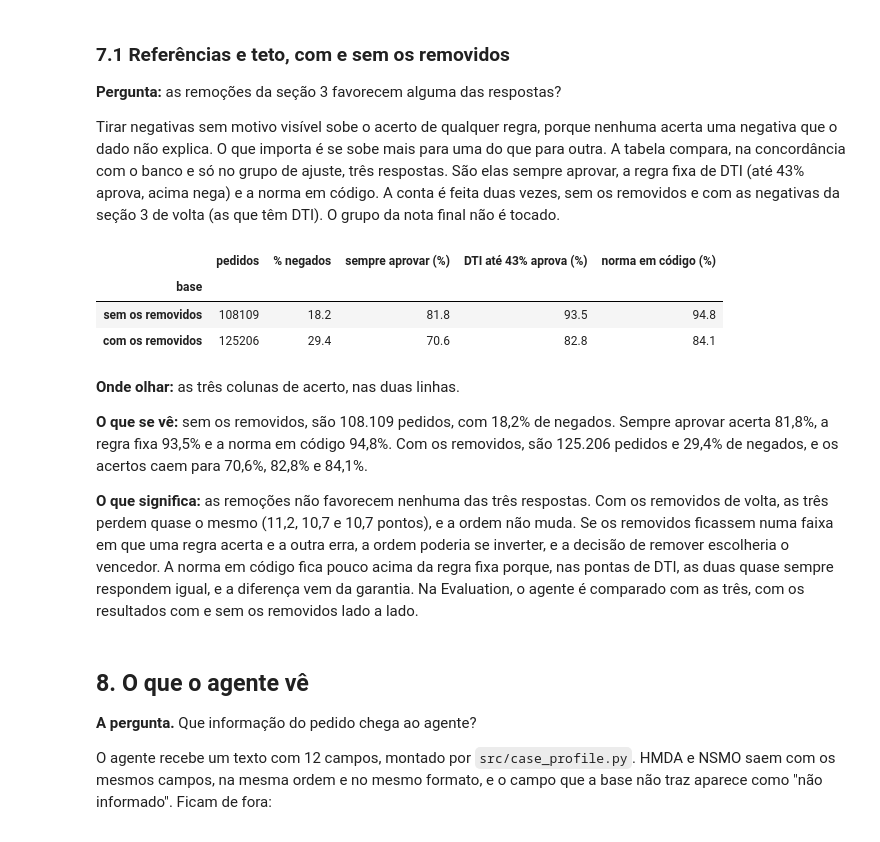
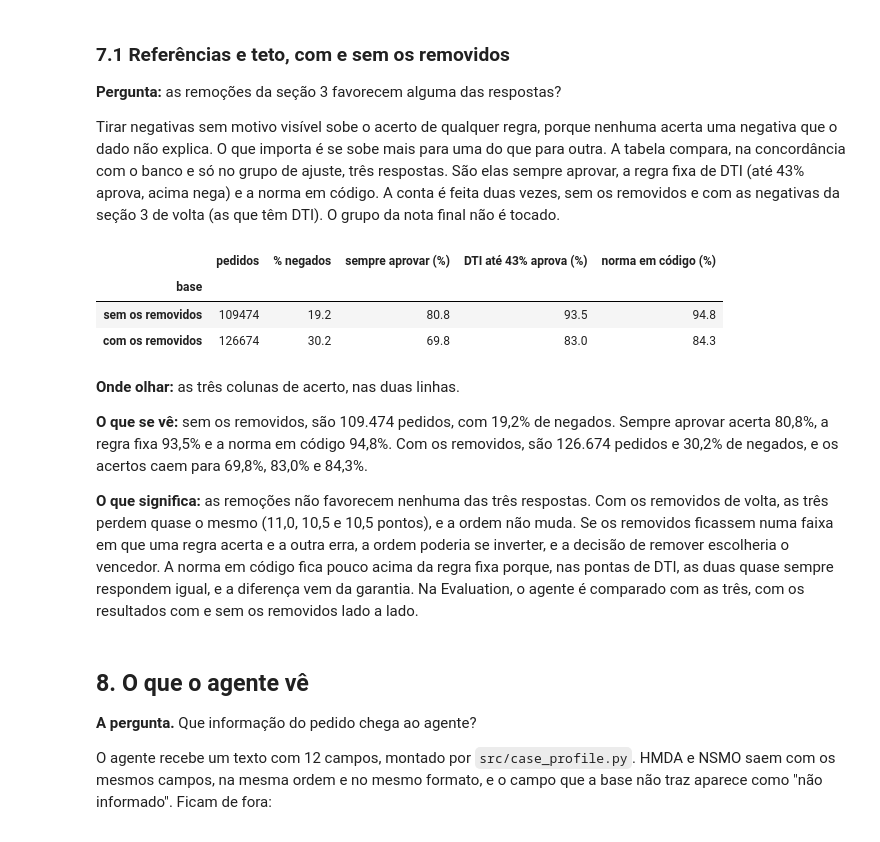
Before and after one commit to polloncarlos/multi-agent-credit-decision, a Jupyter notebook: notebooks/02_data_preparation.ipynb, the cells around one changed output. Cells and saved outputs as stored; diff of their text form; code cells hidden in the pictures.

```diff
--- a/notebooks/02_data_preparation.ipynb
+++ b/notebooks/02_data_preparation.ipynb
@@ -1655,7 +1657,7 @@ negativa por DTI e no segundo financiamento a confirmar. A tabela abaixo conta e
 pedidos e mostra o que a norma em código responde em cada um, sem olhar a decisão
 do banco. Em seguida vêm quatro pedidos sorteados.
 # %%
-refi_acima_do_teto = (casos['faixa_dti'] == '44 a 49') & (
+refi_acima_do_teto = casos['faixa_dti'].isin(['44 a 49', '50 a 60']) & (
     casos['situacao_cltv'] == 'acima do teto'
 )
 compra_acima_de_60 = (casos['faixa_dti'] == 'acima de 60') & (
@@ -2147,10 +2126,13 @@ leituras = []
 for dti, pti, menor, reserva in zip(
     teste['dti'], teste['pti_num'], teste['menor_score'], teste['tem_reserva'],
 ):
-    leituras.append(norm_reading(manual_requirement(dti, pti, menor), reserva))
+    exigencia = manual_requirement(dti, pti, menor)
+    leituras.append(norm_reading(exigencia, reserva))
 teste['leitura'] = leituras
 
-teste['leitura'].value_counts().rename_axis('leitura').rename('casos').to_frame()
+contagem = teste['leitura'].value_counts()
+contagem = contagem.rename_axis('leitura').rename('casos')
+contagem.to_frame()
 # %% [output]
 |  | casos |
 | leitura |  |
@@ -2339,8 +2326,11 @@ def margem(n, acerto=0.8):
 teste['grupo'] = ''
 sorteaveis = teste['onde_entra'].str.startswith('contra a norma')
 rng_nsmo = np.random.default_rng(SEED)
+# Em cada sorteio, todos vão para a nota final e os primeiros embaralhados voltam
+# para o ajuste.
 for finalidade in sorted(teste.loc[sorteaveis, 'finalidade'].unique()):
-    indices = teste.index[sorteaveis & (teste['finalidade'] == finalidade)].to_numpy()
+    da_finalidade = sorteaveis & (teste['finalidade'] == finalidade)
+    indices = teste.index[da_finalidade].to_numpy()
     embaralhados = rng_nsmo.permutation(indices)
     n_ajuste = round(len(indices) * SHARE_TUNING)
     teste.loc[embaralhados, 'grupo'] = 'nota final'
@@ -2354,8 +2344,10 @@ teste.loc[embaralhados[:n_ajuste], 'grupo'] = 'ajuste'
 
 com_grupo = teste[teste['grupo'] != '']
 final_nsmo = com_grupo[com_grupo['grupo'] == 'nota final']
-n_checagem = int((final_nsmo['onde_entra'] == 'checagem (exigência verificada)').sum())
-n_contra = int(final_nsmo['onde_entra'].str.startswith('contra a norma').sum())
+e_checagem = final_nsmo['onde_entra'] == 'checagem (exigência verificada)'
+e_contra = final_nsmo['onde_entra'].str.startswith('contra a norma')
+n_checagem = int(e_checagem.sum())
+n_contra = int(e_contra.sum())
 print('margem, checagem na nota final:', n_checagem, 'casos, ±',
       round(margem(n_checagem), 1), 'pontos')
 print('margem, checagem inteira na nota final:', len(checagem), 'casos, ±',
@@ -2477,20 +2471,8 @@ ajuste, três respostas. São elas sempre aprovar, a regra fixa de DTI (até 43%
 acima nega) e a norma em código. A conta é feita duas vezes, sem os removidos e com as negativas da seção 3 de volta
 (as que têm DTI). O grupo da nota final não é tocado.
 # %%
-def regra_fixa(faixa):
-    """Adversário simples: DTI até 43% aprova, acima nega."""
-    if faixa == 'até 43':
-        return APPROVE
-    return DENY
-
-
-def acerto(acoes, decisoes):
-    """Percentual de pedidos em que a ação bate com a decisão do banco."""
-    bate = ((acoes == APPROVE) & (decisoes == 'aprovado')) | (
-        (acoes == DENY) & (decisoes == 'negado')
-    )
-    return round(100 * bate.mean(), 1)
-
+# A regra fixa (fixed_dti_rule) e o acerto (agreement) ficam em src/evaluation.py,
+# porque a Evaluation usa os mesmos.
 
 # "Com os removidos": as negativas que saíram nas decisões da seção 3 voltam,
 # desde que tragam DTI (as referências precisam dele).
@@ -2509,48 +2491,49 @@ for dti, finalidade, cltv, publicado in zip(
 ):
     com_seguro = publicado == 'com o seguro'
     situacao = cltv_situation(finalidade, cltv, None, com_seguro)
     situacoes.append(situacao)
     respostas.append(expected_hmda(dti, finalidade, cltv, com_seguro)['acao'])
 removidos['situacao_cltv'] = situacoes
 removidos['resposta_esperada'] = respostas
 destinos = []
 for faixa, situacao in zip(removidos['faixa_dti'], removidos['situacao_cltv']):
     destinos.append(onde_entra(faixa, situacao))
 removidos['onde_entra'] = destinos
 
 colunas = ['faixa_dti', 'decisao', 'resposta_esperada', 'onde_entra', 'grupo']
 sem = casos[colunas]
 com = pd.concat([sem, removidos[colunas]])
 
 linhas = []
 for nome, tabela in [('sem os removidos', sem), ('com os removidos', com)]:
     medida = tabela[(tabela['grupo'] == 'ajuste')
                     & (tabela['onde_entra'] == 'concordância com o banco')]
     sempre = pd.Series(APPROVE, index=medida.index)
-    fixa = medida['faixa_dti'].map(regra_fixa)
+    fixa = medida['faixa_dti'].map(fixed_dti_rule)
     linhas.append({
         'base': nome,
         'pedidos': len(medida),
         '% negados': round(100 * (medida['decisao'] == 'negado').mean(), 1),
-        'sempre aprovar (%)': acerto(sempre, medida['decisao']),
-        'DTI até 43% aprova (%)': acerto(fixa, medida['decisao']),
-        'norma em código (%)': acerto(medida['resposta_esperada'], medida['decisao']),
+        'sempre aprovar (%)': agreement(sempre, medida['decisao']),
+        'DTI até 43% aprova (%)': agreement(fixa, medida['decisao']),
+        'norma em código (%)': agreement(medida['resposta_esperada'],
+                                         medida['decisao']),
     })
 pd.DataFrame(linhas).set_index('base')
 # %% [output]
 |  | pedidos | % negados | sempre aprovar (%) | DTI até 43% aprova (%) | norma em código (%) |
 | base |  |  |  |  |  |
-| sem os removidos | 108109 | 18.2 | 81.8 | 93.5 | 94.8 |
-| com os removidos | 125206 | 29.4 | 70.6 | 82.8 | 84.1 |
+| sem os removidos | 109474 | 19.2 | 80.8 | 93.5 | 94.8 |
+| com os removidos | 126674 | 30.2 | 69.8 | 83.0 | 84.3 |
 # %% [markdown]
 **Onde olhar:** as três colunas de acerto, nas duas linhas.
 
-**O que se vê:** sem os removidos, são 108.109 pedidos, com 18,2% de negados. Sempre
-aprovar acerta 81,8%, a regra fixa 93,5% e a norma em código 94,8%. Com os removidos,
-são 125.206 pedidos e 29,4% de negados, e os acertos caem para 70,6%, 82,8% e 84,1%.
+**O que se vê:** sem os removidos, são 109.474 pedidos, com 19,2% de negados. Sempre
+aprovar acerta 80,8%, a regra fixa 93,5% e a norma em código 94,8%. Com os removidos,
+são 126.674 pedidos e 30,2% de negados, e os acertos caem para 69,8%, 83,0% e 84,3%.
 
 **O que significa:** as remoções não favorecem nenhuma das três respostas. Com os
-removidos de volta, as três perdem quase o mesmo (11,2, 10,7 e 10,7 pontos), e a
+removidos de volta, as três perdem quase o mesmo (11,0, 10,5 e 10,5 pontos), e a
 ordem não muda. Se os removidos ficassem numa faixa em que uma regra acerta e a outra
 erra, a ordem poderia se inverter, e a decisão de remover escolheria o vencedor. A
 norma em código fica pouco acima da regra fixa porque, nas pontas de DTI, as duas quase sempre respondem igual, e a diferença
```
Also changed, not shown: parts of 53 cells of this notebook, 2 other files.
